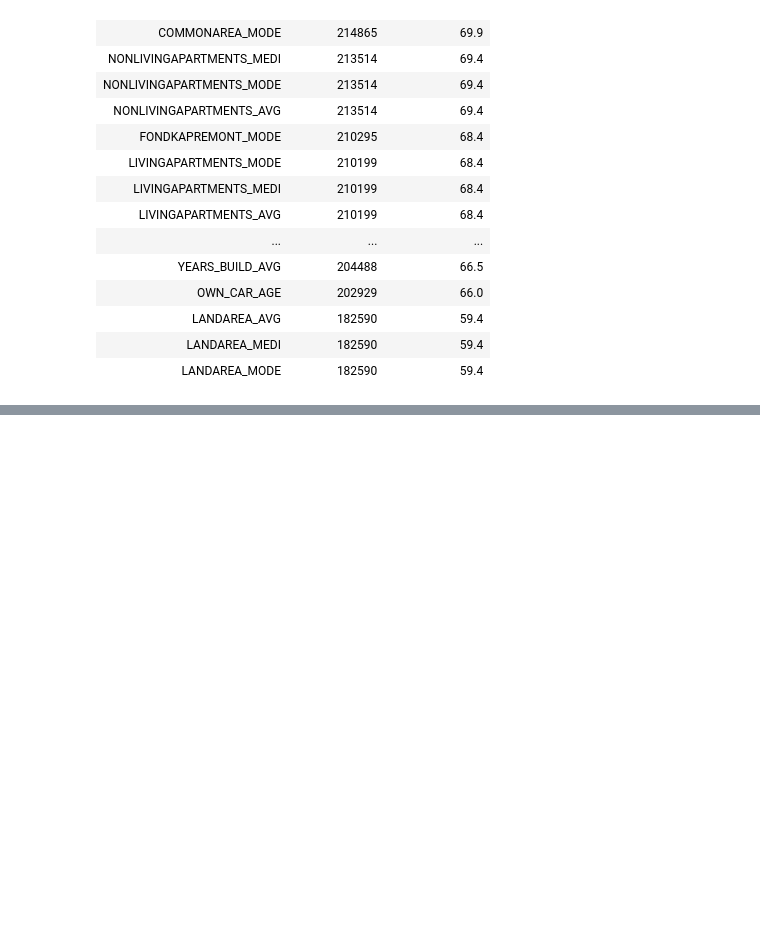
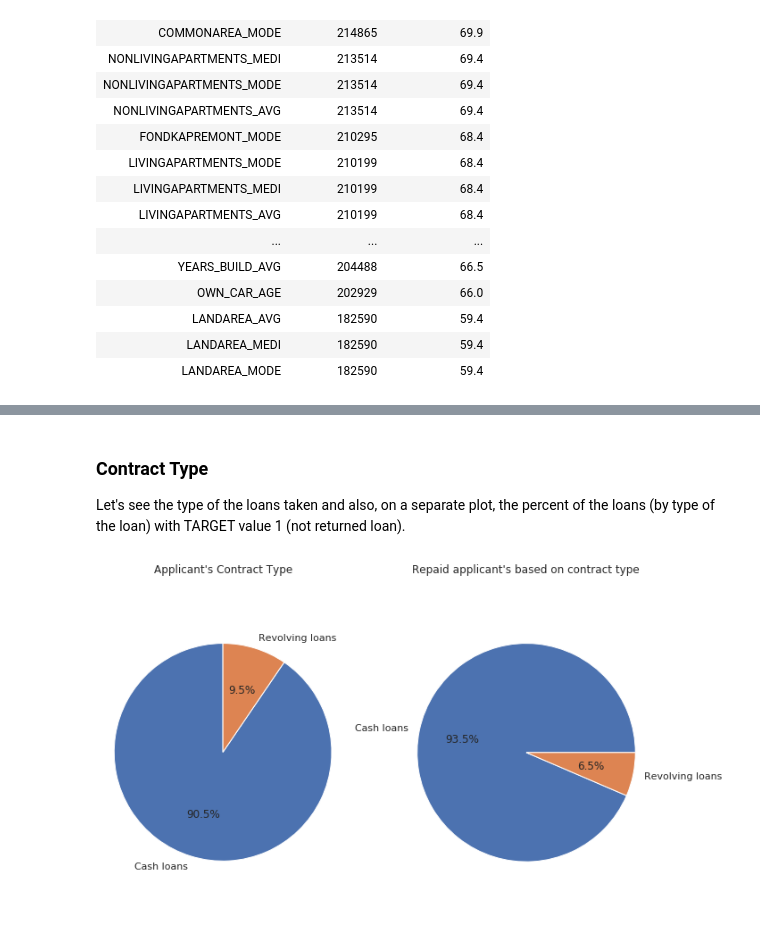
Before and after one commit to muhdlaziem/home-credit-risk, a Jupyter notebook: EDA Complete.ipynb, the cells around one changed output, grey strips where cells are left out. Saved outputs shown, nothing was run; the diff lists cells and outputs as text; code cells hidden in the pictures; blank space fills up the shorter version.

```diff
--- a/EDA Complete.ipynb
+++ b/EDA Complete.ipynb
@@ -124,0 +136,21 @@ There are 67 columns that have missing values.
+# %% [markdown]
+### Contract Type
+Let's see the type of the loans taken and also, on a separate plot, the percent of the loans (by type of the loan) with TARGET value 1 (not returned loan).
+# %%
+plt.subplots(figsize=(10,6))
+contract_type = pd.DataFrame(app_train['NAME_CONTRACT_TYPE'].value_counts())
+ax1 = plt.subplot(1,2,1)
+ax1.pie(np.array(contract_type['NAME_CONTRACT_TYPE']), labels=contract_type.index, startangle=90,  autopct='%1.1f%%')
+ax1.axis('equal')
+plt.title("Applicant's Contract Type")
+
+contract_type_paid = pd.DataFrame(app_train[app_train['TARGET']==1]['NAME_CONTRACT_TYPE'].value_counts())
+ax2 = plt.subplot(1,2,2)
+ax2.pie(np.array(contract_type_paid.values), labels=contract_type_paid.index, autopct='%1.1f%%')
+ax2.axis('equal')
+plt.title("Repaid applicant's based on contract type")
+
+plt.tight_layout()
+plt.show()
+# %% [output]
+[figure, added]
```
Also changed, not shown: parts of 18 cells of this notebook.
